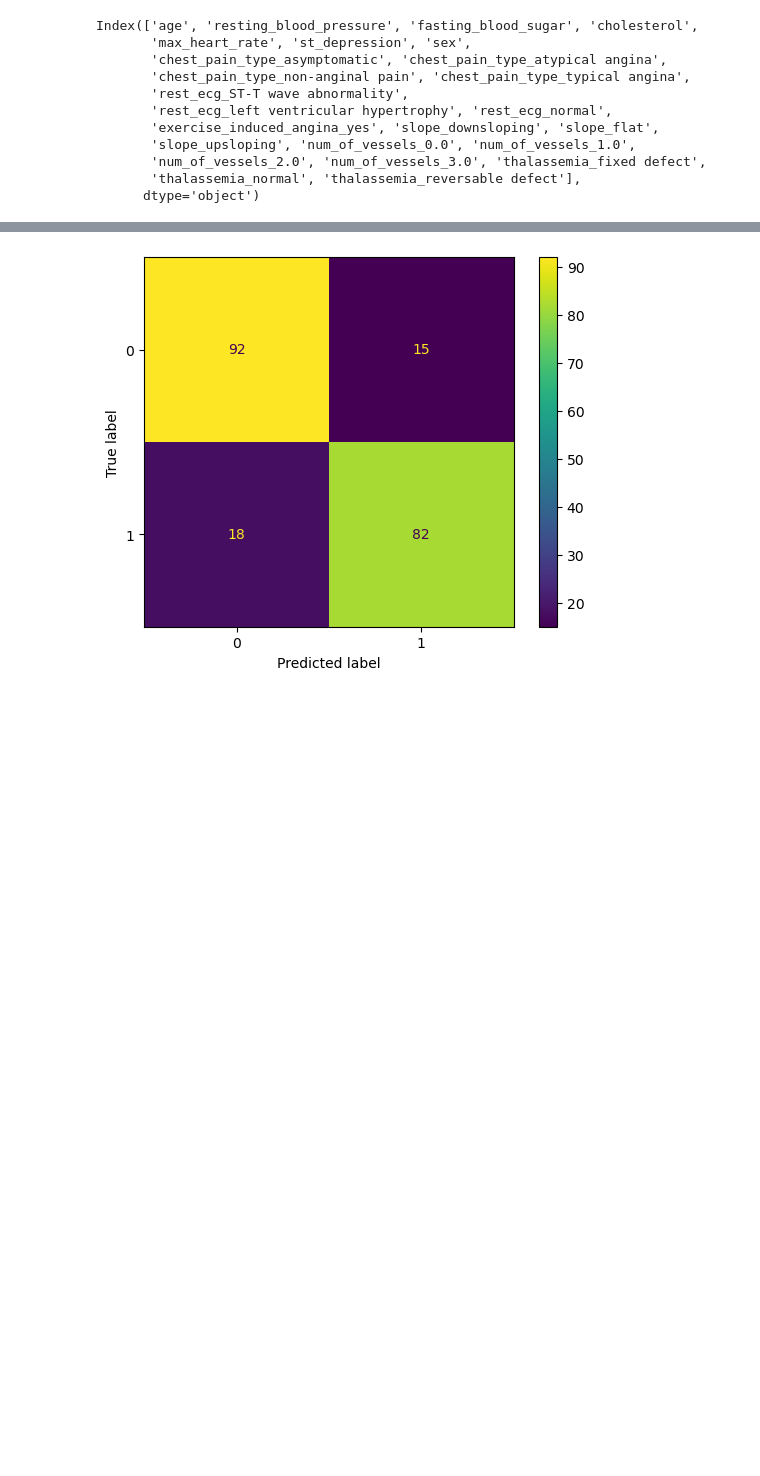
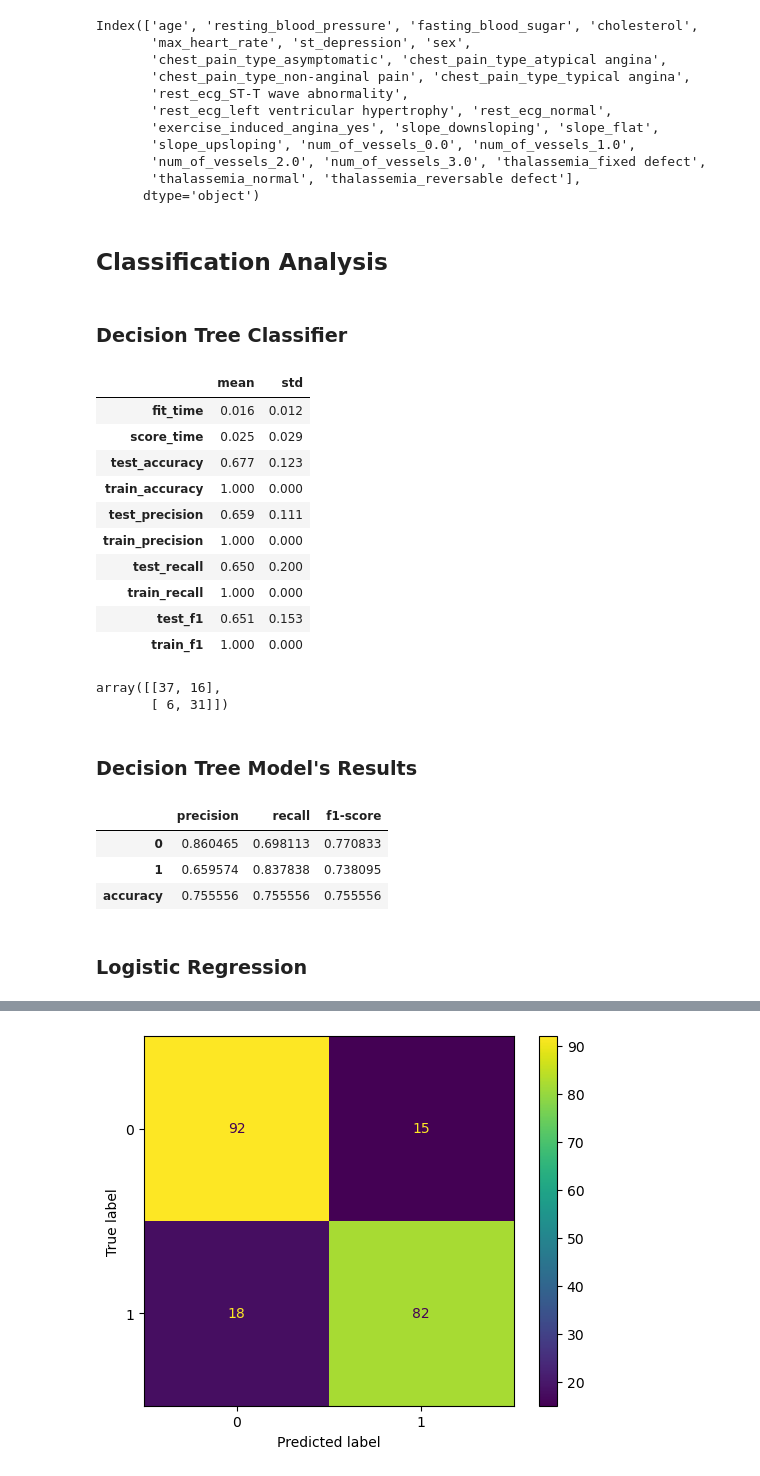
Before and after one commit to UBC-MDS/DSCI522-2425-25-heart_disease_predictor, a Jupyter notebook: scripts/heart_disease_predictor_report.ipynb, the cells around one changed output, grey strips where cells are left out. Saved outputs shown, nothing was run; the diff lists cells and outputs as text; code cells hidden in the pictures; blank space fills up the shorter version.

```diff
--- a/scripts/heart_disease_predictor_report.ipynb
+++ b/scripts/heart_disease_predictor_report.ipynb
@@ -213,3 +424,28 @@ scoring = {
     'f1': make_scorer(f1_score, pos_label=True),
 
 }
+# %% [markdown]
+## Classification Analysis
+# %% [markdown]
+### Decision Tree Classifier
+# %%
+decision_tree = make_pipeline(preprocessor, DecisionTreeClassifier(random_state = 123))
+
+decision_tree_cv = cross_validate(decision_tree, X_train, y_train, scoring=scoring, cv=5, return_train_score=True)
+
+decision_tree_cv_results = pd.DataFrame(decision_tree_cv).agg(['mean', 'std']).round(3).T
+
+# Display the results
+decision_tree_cv_results
+# %% [output]
+|  | mean | std |
+| fit_time | 0.016 | 0.012 |
+| score_time | 0.025 | 0.029 |
+| test_accuracy | 0.677 | 0.123 |
+| train_accuracy | 1.000 | 0.000 |
+| test_precision | 0.659 | 0.111 |
+| train_precision | 1.000 | 0.000 |
+| test_recall | 0.650 | 0.200 |
+| train_recall | 1.000 | 0.000 |
+| test_f1 | 0.651 | 0.153 |
+| train_f1 | 1.000 | 0.000 |
@@ -216,3 +456,25 @@ scoring = {
+# %%
+confusion_matrix(y_test,decision_tree_result)
+# %% [output]
+array([[37, 16],
+       [ 6, 31]])
+# %% [markdown]
+### Decision Tree Model's Results
+# %%
+decision_tree_report = classification_report(y_test, decision_tree_result, output_dict=True)
+
+decision_tree_report_df = pd.DataFrame(decision_tree_report).transpose()
+
+decision_tree_report_filtered = decision_tree_report_df.loc[['0', '1', 'accuracy'], ['precision', 'recall', 'f1-score']]
+
+decision_tree_report_filtered
+# %% [output]
+|  | precision | recall | f1-score |
+| 0 | 0.860465 | 0.698113 | 0.770833 |
+| 1 | 0.659574 | 0.837838 | 0.738095 |
+| accuracy | 0.755556 | 0.755556 | 0.755556 |
+# %% [markdown]
+### Logistic Regression
 # %%
 cross_val_results = {}
 
```
Also changed, not shown: parts of 46 cells of this notebook.
